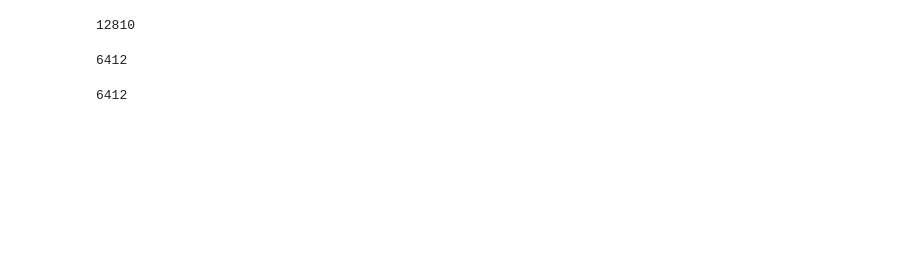
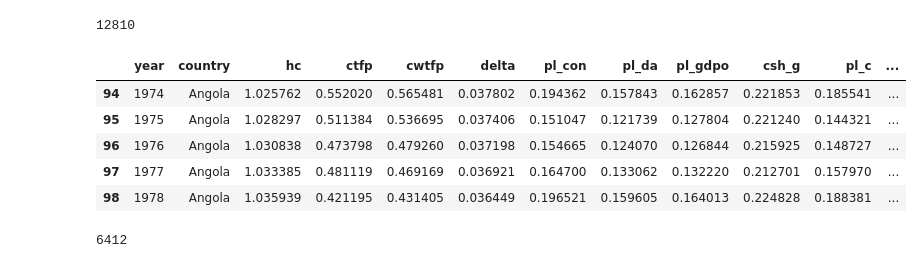
Before and after one commit to RomainClaret/msc.ml.labs, a Jupyter notebook: lab8/lab_08.ipynb, the cells around one changed output. Cells and saved outputs as stored; diff of their text form; code cells hidden in the pictures; blank space fills up the shorter version.

```diff
--- a/lab8/lab_08.ipynb
+++ b/lab8/lab_08.ipynb
@@ -126,7 +145,8 @@ df.head()
 #df_1990.profile_report().to_file("pwt_profile_report.html")
 # %%
 features = [
-    #"country",
+   "year",
+    "country",
     "hc",
     "ctfp",
     "cwtfp",
@@ -185,7 +218,13 @@ len(df_log)
 # %%
 df_cleaned = df_concat.dropna()
 len(df_cleaned)
+df_cleaned.head()
 # %% [output]
-6412
+|  | year | country | hc | ctfp | cwtfp | delta | pl_con | pl_da | pl_gdpo | csh_g | pl_c | ... |
+| 94 | 1974 | Angola | 1.025762 | 0.552020 | 0.565481 | 0.037802 | 0.194362 | 0.157843 | 0.162857 | 0.221853 | 0.185541 | ... |
+| 95 | 1975 | Angola | 1.028297 | 0.511384 | 0.536695 | 0.037406 | 0.151047 | 0.121739 | 0.127804 | 0.221240 | 0.144321 | ... |
+| 96 | 1976 | Angola | 1.030838 | 0.473798 | 0.479260 | 0.037198 | 0.154665 | 0.124070 | 0.126844 | 0.215925 | 0.148727 | ... |
+| 97 | 1977 | Angola | 1.033385 | 0.481119 | 0.469169 | 0.036921 | 0.164700 | 0.133062 | 0.132220 | 0.212701 | 0.157970 | ... |
+| 98 | 1978 | Angola | 1.035939 | 0.421195 | 0.431405 | 0.036449 | 0.196521 | 0.159605 | 0.164013 | 0.224828 | 0.188381 | ... |
 # %%
 from sklearn.preprocessing import Normalizer
```
Also changed, not shown: parts of 14 cells of this notebook.
